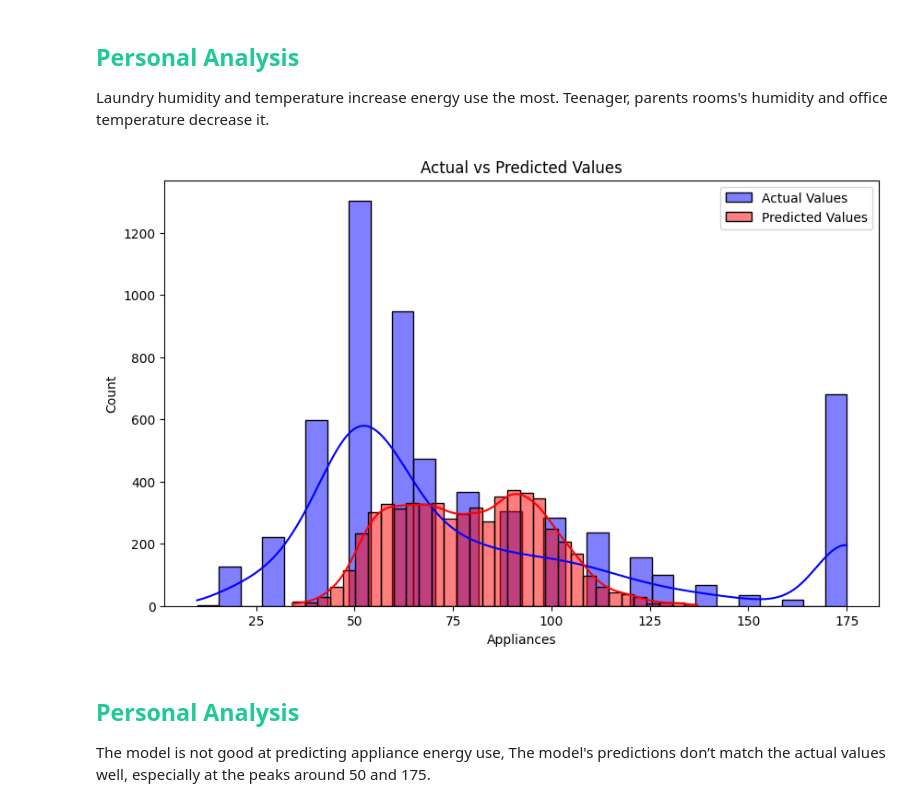
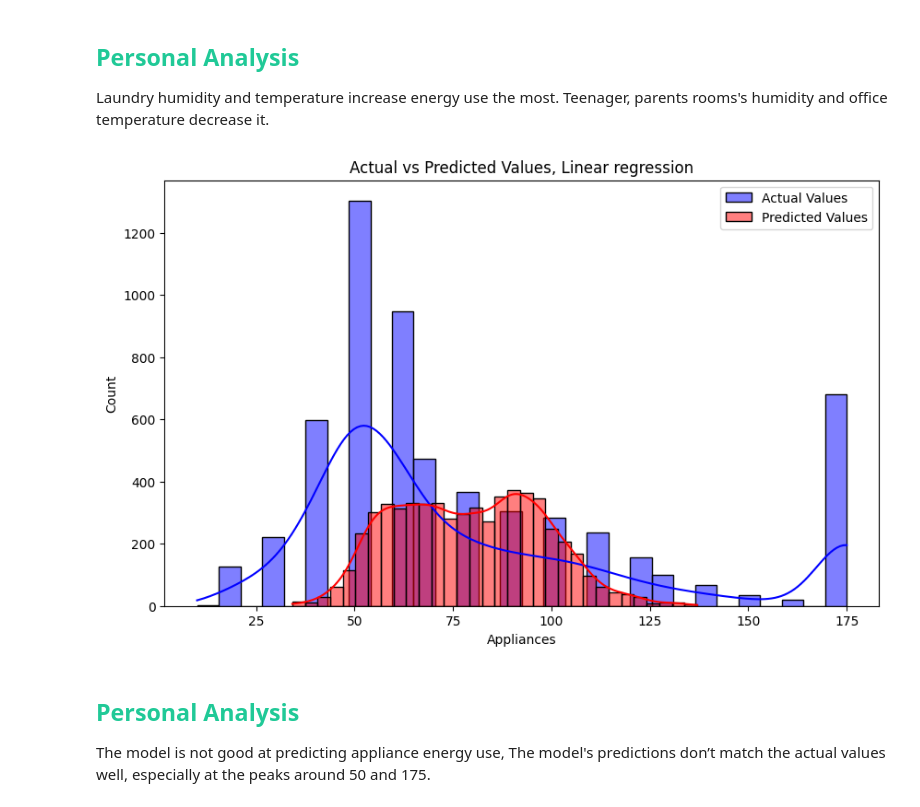
Before and after one commit to Mortti11/Introduction-Machine-Learning, a Jupyter notebook: Linear_Regression/linear.ipynb, the cells around one changed output. Saved outputs shown, nothing was run; the diff lists cells and outputs as text; code cells hidden in the pictures.

```diff
--- a/Linear_Regression/linear.ipynb
+++ b/Linear_Regression/linear.ipynb
@@ -462,14 +455,14 @@ Laundry humidity and temperature increase energy use the most. Teenager, parents
 # %%
 # Visualizing the predictions vs the actual values
 plt.figure(figsize=(10, 6))
 sns.histplot(y_test, kde=True, color='blue', label='Actual Values')
 sns.histplot(prediction, kde=True, color='red', label='Predicted Values')
-plt.title('Actual vs Predicted Values')
+plt.title('Actual vs Predicted Values, Linear regression')
 plt.legend()
 plt.show()
 # I got the above code from ChatGPT.
 # %% [output]
-[figure, old version]
+[figure, new version]
 # %% [markdown]
 ## <span style="color: #20C997;">Personal Analysis</span>
 The model is not good at predicting appliance energy use, The model's predictions don’t match the actual values well, especially at the peaks around 50 and 175.
```
Also changed, not shown: parts of 4 cells of this notebook, 43 other files.
